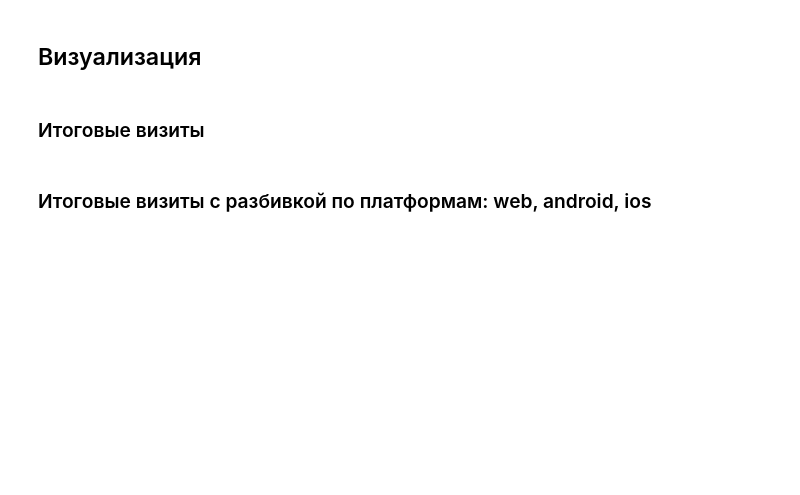
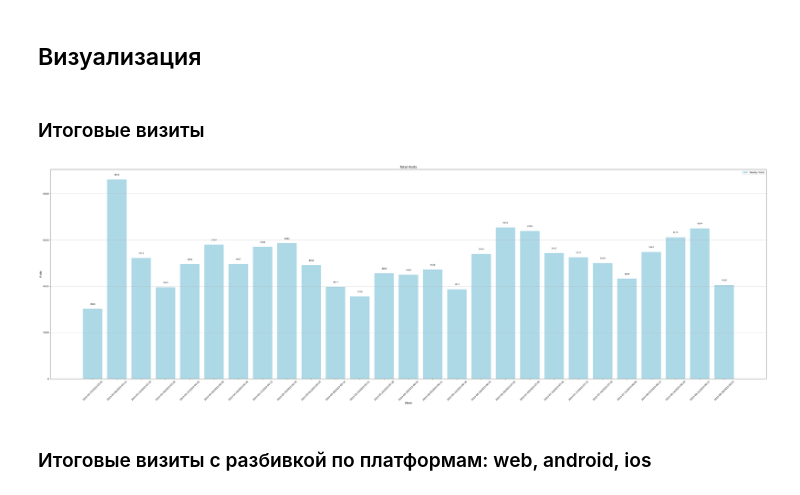
Before and after one commit to annaboris-va/data-analytics-project-100, a Jupyter notebook: charts_project.ipynb, the cells around one changed output. Saved outputs shown, nothing was run; the diff lists cells and outputs as text; code cells hidden in the pictures; blank space fills up the shorter version.

```diff
--- a/charts_project.ipynb
+++ b/charts_project.ipynb
@@ -91,24 +90,27 @@ daily_visits = result_df.groupby('date_group')['visits'].sum().reset_index()
 # %% [markdown]
 ### Итоговые визиты
-# %%
-plt.figure(figsize=(45, 15))
-plt.bar(daily_visits['date_group'], daily_visits['visits'], color='lightblue', label='Daily Visits')
-
-plt.title('Total Visits', fontsize=14)
-plt.xlabel('date_group', fontsize=12)
-plt.ylabel('Visits', fontsize=12)
-plt.xticks(daily_visits['date_group'], rotation=45, fontsize=10)
-plt.yticks(fontsize=10)
-plt.grid(axis='y', linestyle='-', alpha=0.7)
-plt.legend(fontsize=10)
-
-plt.xlim(daily_visits['date_group'].iloc[0], daily_visits['date_group'].iloc[-1])
-
-for x, y in zip(daily_visits['date_group'], daily_visits['visits']):
-    plt.text(x, y + 0.02 * max(daily_visits['visits']), str(y), ha='center', fontsize=9)
-
-plt.tight_layout()
-plt.savefig('./charts/total_visits.png', dpi=300, bbox_inches='tight')
-plt.show()
+# %%
+plt.figure(figsize=(45, 15))
+# Преобразуем периоды в строки (формат "YYYY-MM-DD/YYYY-MM-DD")
+week_labels = weekly_visits['week'].astype(str)
+# Используем range для позиций столбцов
+plt.bar(range(len(weekly_visits)), weekly_visits['visits'], color='lightblue', label='Weekly Visits')
+
+plt.title('Total Visits', fontsize=14)
+plt.xlabel('Week', fontsize=12)
+plt.ylabel('Visits', fontsize=12)
+plt.xticks(range(len(weekly_visits)), week_labels, rotation=45, fontsize=10)
+plt.yticks(fontsize=10)
+plt.grid(axis='y', linestyle='-', alpha=0.7)
+plt.legend(fontsize=10)
+
+for x, y in zip(range(len(weekly_visits)), weekly_visits['visits']):
+    plt.text(x, y + 0.02 * max(weekly_visits['visits']), str(y), ha='center', fontsize=9)
+
+plt.tight_layout()
+plt.savefig('./charts/total_visits.png', dpi=300, bbox_inches='tight')
+plt.show()
+# %% [output]
+[figure, added]
 # %% [markdown]
 ### Итоговые визиты с разбивкой по платформам: web, android, ios
```
Also changed, not shown: parts of 18 cells of this notebook, 1 other file.
